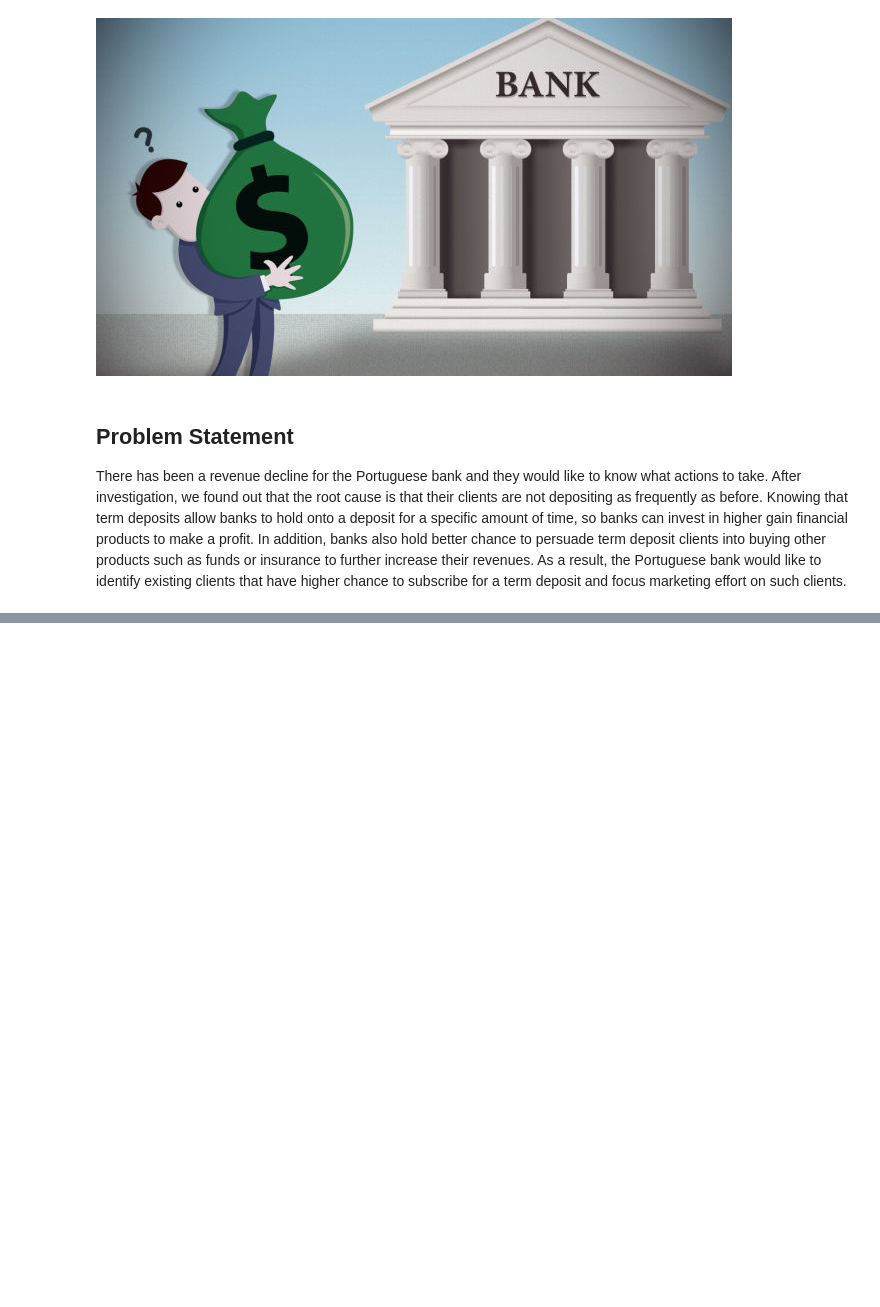
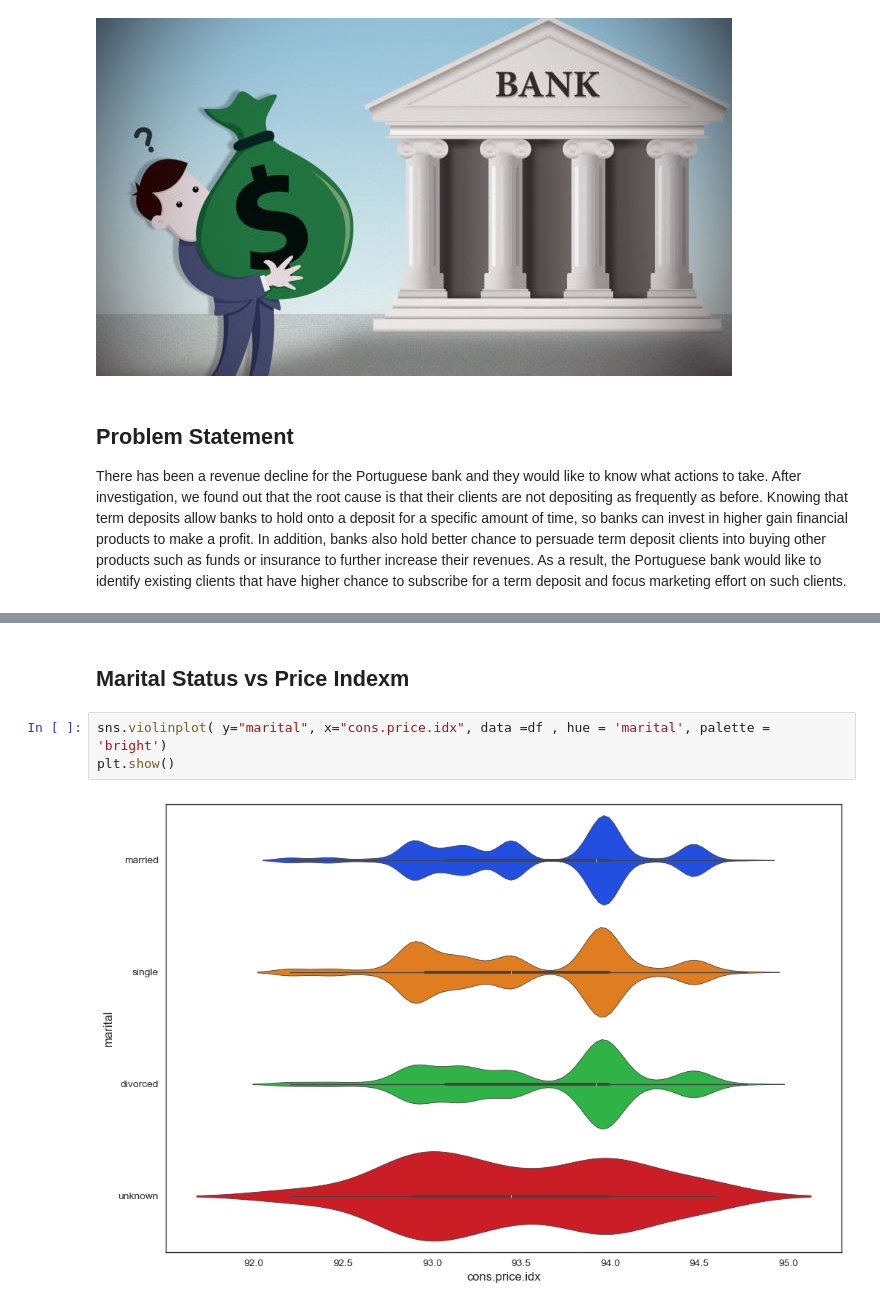
Before and after one commit to sayande01/Bank_Marketing_Logistic_Regression, a Jupyter notebook: Bank Marketing - Logistic Regression.ipynb, the cells around one changed output, grey strips where cells are left out. Saved outputs shown, nothing was run; the diff lists cells and outputs as text; blank space fills up the shorter version.

```diff
--- a/Bank Marketing - Logistic Regression.ipynb
+++ b/Bank Marketing - Logistic Regression.ipynb
@@ -8,0 +176,7 @@ There has been a revenue decline for the Portuguese bank and they would like to
+# %% [markdown]
+## Marital Status vs Price Indexm
+# %%
+sns.violinplot( y="marital", x="cons.price.idx", data =df , hue = 'marital', palette = 'bright')
+plt.show()
+# %% [output]
+[figure, added]
```
Also changed, not shown: parts of 78 cells of this notebook.
